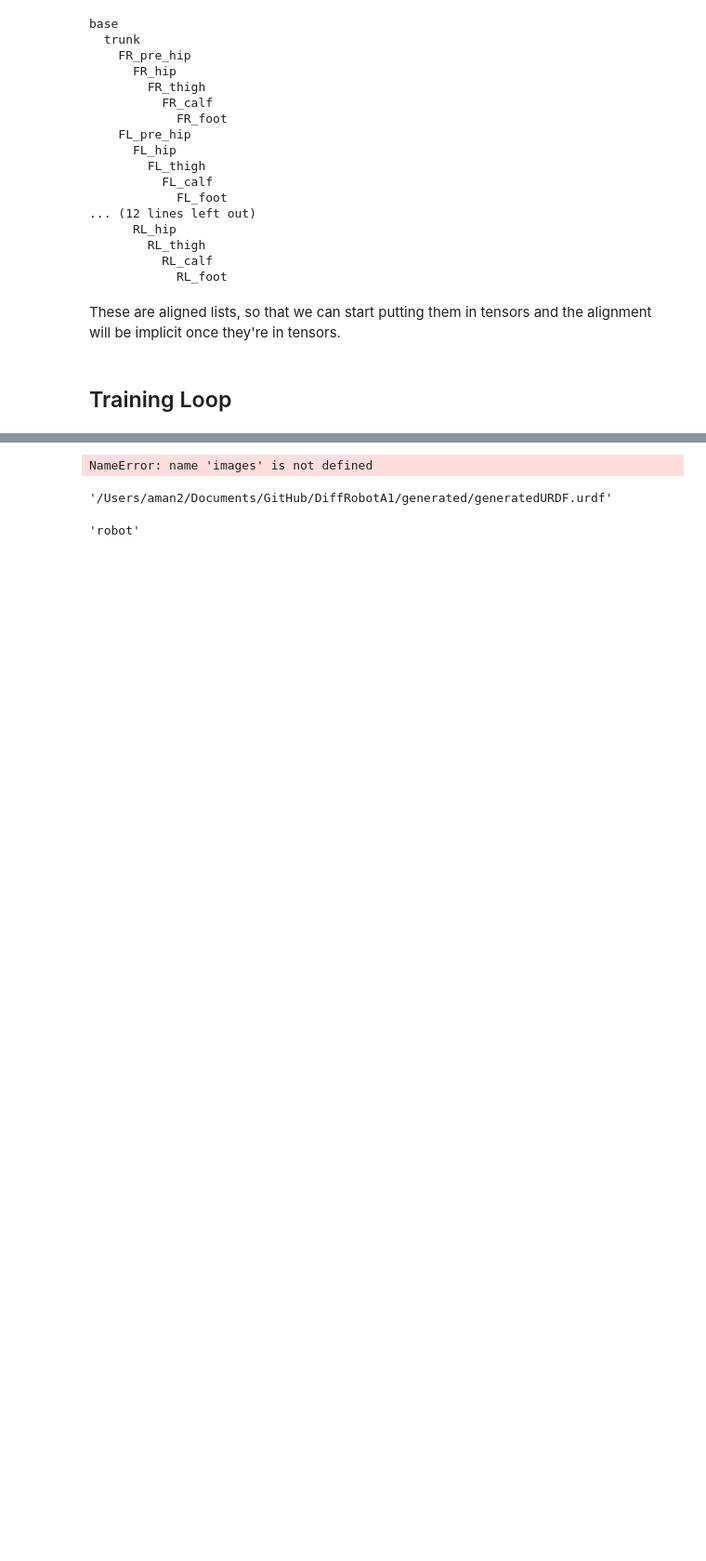
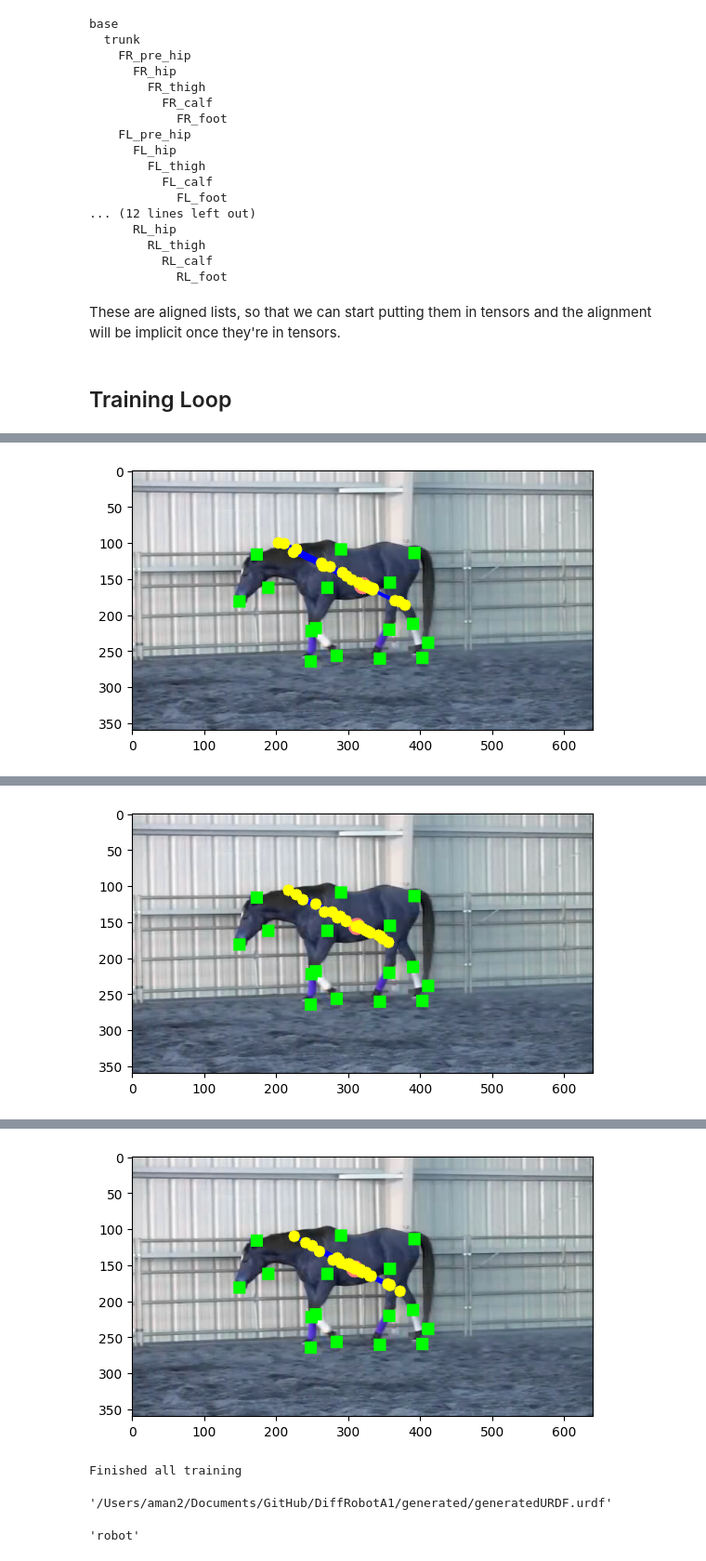
Before and after one commit to amanguptaBay/DiffRobotA1, a Jupyter notebook: optimizationWithHead.ipynb, the cells around one changed output, grey strips where cells are left out. Shown at 93% size. Cells and saved outputs as stored; diff of their text form; code cells hidden in the pictures; blank space fills up the shorter version.

Commit message:
Full multi-stage pipline working

```diff
--- a/optimizationWithHead.ipynb
+++ b/optimizationWithHead.ipynb
@@ -29,7 +29,7 @@ print(f"Training with device: {device}")
 To enable them in other operations, rebuild TensorFlow with the appropriate compiler flags.
 Training with device: cpu
 # %%
-total_video = optlib.CV2VideoReader((training_data_directory/"trainset/trimmedHorseVideo.mp4"), frames_to_pull=range(5))
+total_video = optlib.CV2VideoReader((training_data_directory/"trainset/trimmedHorseVideo.mp4"))
 total_training_data = optlib.TrainingKeypoints.init_from_video_using_dlc_model(total_video, dlc_model_path)
 first_five_frames_data = total_training_data.get_subset(range(5))
 robot_data = optlib.RobotData.init_from_urdf_file(urdf_path, device=device)
@@ -195,15 +189,9 @@ training_variables = TrainingVariables.initialize_from_initials(frame_count = tr
 # %%
 %matplotlib inline
-
 VERBOSE = True
-
-
-
-def debugPrint(*args, **kwargs):
-    if VERBOSE:
-        print(*args, **kwargs)
-print("Starting Training")
-def train(training_variables, training_mode = "All"):
+def train(*,training_variables, training_data: optlib.TrainingKeypoints,robot_data: optlib.RobotData, training_mode = "All"):
+    global draw_on_image
+    global trainingFrames
     joint_angles = training_variables.joint_angles
     fx = training_variables.fx
     fy = training_variables.fy
@@ -213,7 +201,8 @@ def train(training_variables, training_mode = "All"):
     ty = training_variables.ty
     tz = training_variables.tz
     extrinsicRotationQuaternion = training_variables.extrinsicRotationQuaternion
-
+    learnable_robot_model = robot_data.robot_model
+    imgCount = training_data.get_frame_count()
     TRAINING_MODES = {
     "All": torch.optim.Adam([fx,fy,u0,v0,tx,ty,tz,extrinsicRotationQuaternion, joint_angles]+ list(learnable_robot_model.parameters()), lr=1e-3),
     "All -Lengths": torch.optim.Adam([fx,fy,u0,v0,tx,ty,tz,extrinsicRotationQuaternion, joint_angles], lr=1e-3),
@@ -270,5 +259,3 @@ def train(training_variables, training_mode = "All"):
         plt.show()
     loss.backward()
     optimizer.step()
-for epoch in range(10000):
-    train(training_variables, training_mode="Camera Properties")
@@ -289,0 +262,18 @@ Epoch 500: Loss (5991.3671875), Loss Per Entry (66.57075500488281 pixels)
+# %%
+init_angles = torch.zeros((1,len(robot_data.get_link_names())))
+training_data = first_five_frames_data.reordered_training_set(image_keypoint_orders)
+training_variables = TrainingVariables.initialize_from_initials(frame_count = training_data.get_frame_count(), joint_angles=init_angles, fx=10, fy=10, u0=320, v0=160, tx=0, ty=0, tz=1, extrinsicRotationQuaternion=torch.tensor([0,0,0,1]))
+learnable_robot_model = robot_data.robot_model
+
+for epoch in range(10):
+    train(training_variables=training_variables, training_data = training_data, robot_data = robot_data, training_mode="Camera Properties")
+print("Finished stage 1")
+for epoch in range(10):
+    train(training_variables=training_variables, training_data = training_data, robot_data = robot_data, training_mode="All")
+print("Finished stage 2")
+training_data = total_training_data.reordered_training_set(image_keypoint_orders)
+training_variables = training_variables.initialize_from_initials(**training_variables.get_as_initials(), frame_count=training_data.get_frame_count())
+for epoch in range(1):
+    train(training_variables=training_variables, training_data = training_data, robot_data = robot_data, training_mode="All")
+print("Finished all training")
+# %% [output]
@@ -289,0 +281 @@ Epoch 500: Loss (5991.3671875), Loss Per Entry (66.57075500488281 pixels)
+[figure, added]
@@ -289,0 +284 @@ Epoch 500: Loss (5991.3671875), Loss Per Entry (66.57075500488281 pixels)
+[figure, added]
@@ -289,0 +287,2 @@ Epoch 500: Loss (5991.3671875), Loss Per Entry (66.57075500488281 pixels)
+[figure, added]
+Finished all training
@@ -297,7 +299,5 @@ vidOut.release()
 #Export video of the frames
 vidOut = cv2.VideoWriter(str(generated_directory/'final_video_horse_based.mp4'),cv2.VideoWriter_fourcc(*'mp4v'), 10, (640,360))
 for index in range(training_data.get_frame_count()):
-    vidOut.write(draw_on_image(index))
+    vidOut.write(draw_on_image(image_index=index))
 vidOut.release()
-# %% [output]
-NameError: name 'images' is not defined
```
Also changed, not shown: parts of 9 cells of this notebook, 2 other files.
